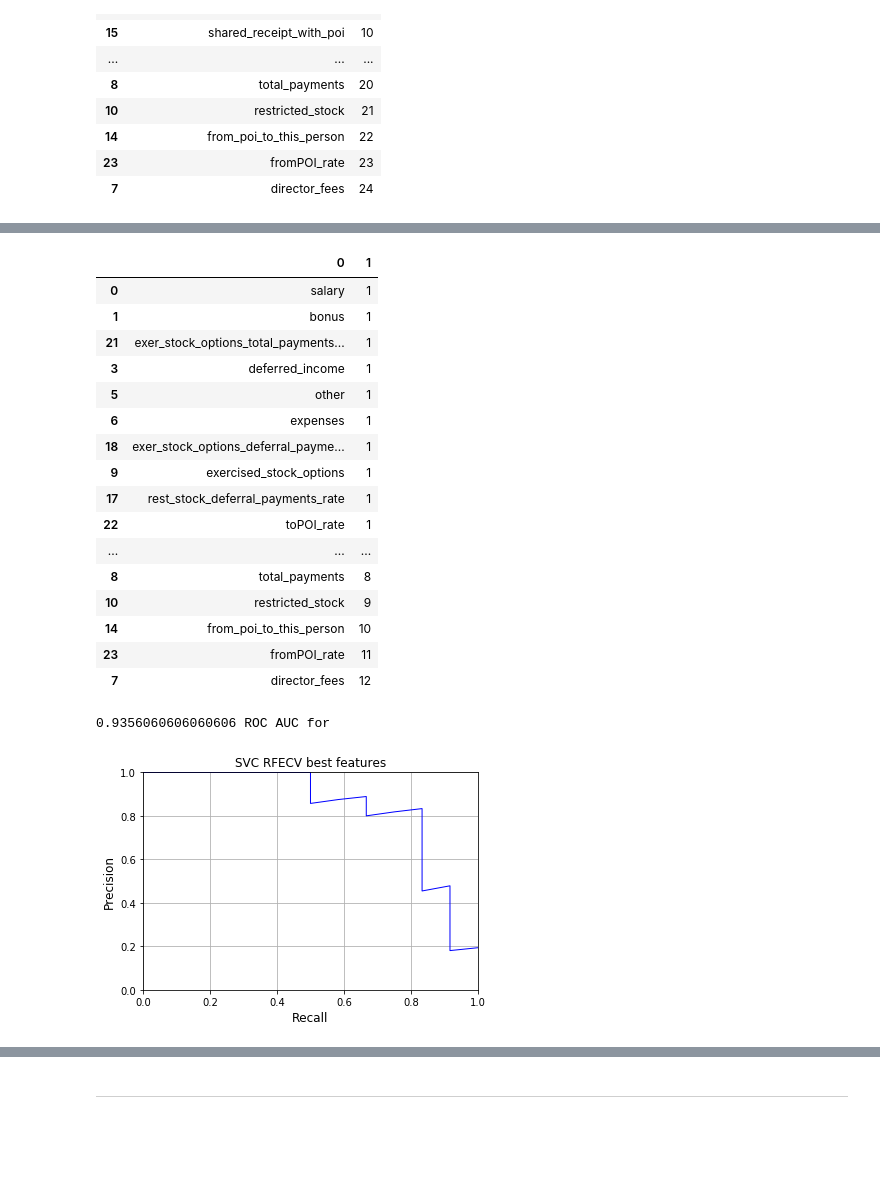
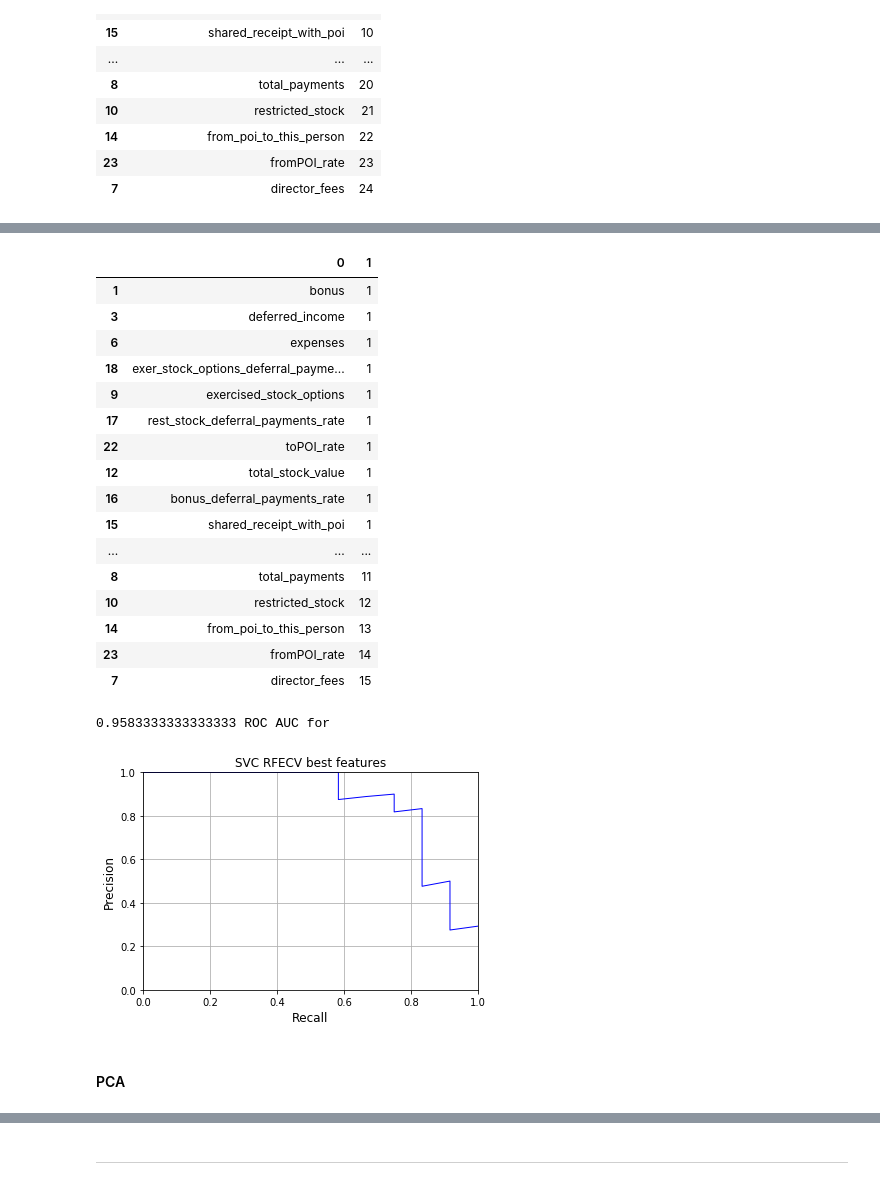
Before and after one commit to micos20/ENRON_fraud-detection, a Jupyter notebook: scripts/Feature_reduction.ipynb, the cells around one changed output, grey strips where cells are left out. Cells and saved outputs as stored; diff of their text form; code cells hidden in the pictures; blank space fills up the shorter version.

```diff
--- a/scripts/Feature_reduction.ipynb
+++ b/scripts/Feature_reduction.ipynb
@@ -364,4 +369,4 @@ score_table.sort_values(1, ascending=True)
 | 23 | fromPOI_rate | 23 |
 | 7 | director_fees | 24 |
 # %%
-RFECV_ = RFECV(SVC_lin, cv=10, min_features_to_select=1).fit(X_train_44,y_train)
+RFECV_ = RFECV(SVC_lin, cv=6, min_features_to_select=5, scoring='roc_auc').fit(X_train_44,y_train)
@@ -388,24 +397,24 @@ plt_precision_vs_recall(precision, recall, title='SVC RFECV best features')
 # %%
 score_table = pd.DataFrame(zip(feature_list, RFECV_.ranking_))
-score_table.sort_values(1, ascending=True)
+score_table.sort_values(1, axis='index')
 # %% [output]
 |  | 0 | 1 |
-| 0 | salary | 1 |
 | 1 | bonus | 1 |
-| 21 | exer_stock_options_total_payments... | 1 |
 | 3 | deferred_income | 1 |
-| 5 | other | 1 |
 | 6 | expenses | 1 |
 | 18 | exer_stock_options_deferral_payme... | 1 |
 | 9 | exercised_stock_options | 1 |
 | 17 | rest_stock_deferral_payments_rate | 1 |
 | 22 | toPOI_rate | 1 |
+| 12 | total_stock_value | 1 |
+| 16 | bonus_deferral_payments_rate | 1 |
+| 15 | shared_receipt_with_poi | 1 |
 | ... | ... | ... |
-| 8 | total_payments | 8 |
-| 10 | restricted_stock | 9 |
-| 14 | from_poi_to_this_person | 10 |
-| 23 | fromPOI_rate | 11 |
-| 7 | director_fees | 12 |
+| 8 | total_payments | 11 |
+| 10 | restricted_stock | 12 |
+| 14 | from_poi_to_this_person | 13 |
+| 23 | fromPOI_rate | 14 |
+| 7 | director_fees | 15 |
 # %%
 # RFECV features reduction. Linear Model results.
 y_scores = cross_val_predict(SVC_lin, X_train_44[:,RFECV_.support_], y_train, cv=10, method='decision_function')
@@ -413,5 +422,7 @@ print roc_auc_score(y_train, y_scores), "ROC AUC for"
 precision, recall, proba = precision_recall_curve(y_train, y_scores)
 plt_precision_vs_recall(precision, recall, title='SVC RFECV best features')
 # %% [output]
-0.9356060606060606 ROC AUC for
+0.9583333333333333 ROC AUC for
-[figure, old version]
+[figure, new version]
+# %% [markdown]
+#### PCA
```
Also changed, not shown: parts of 60 cells of this notebook, 3 other files.
